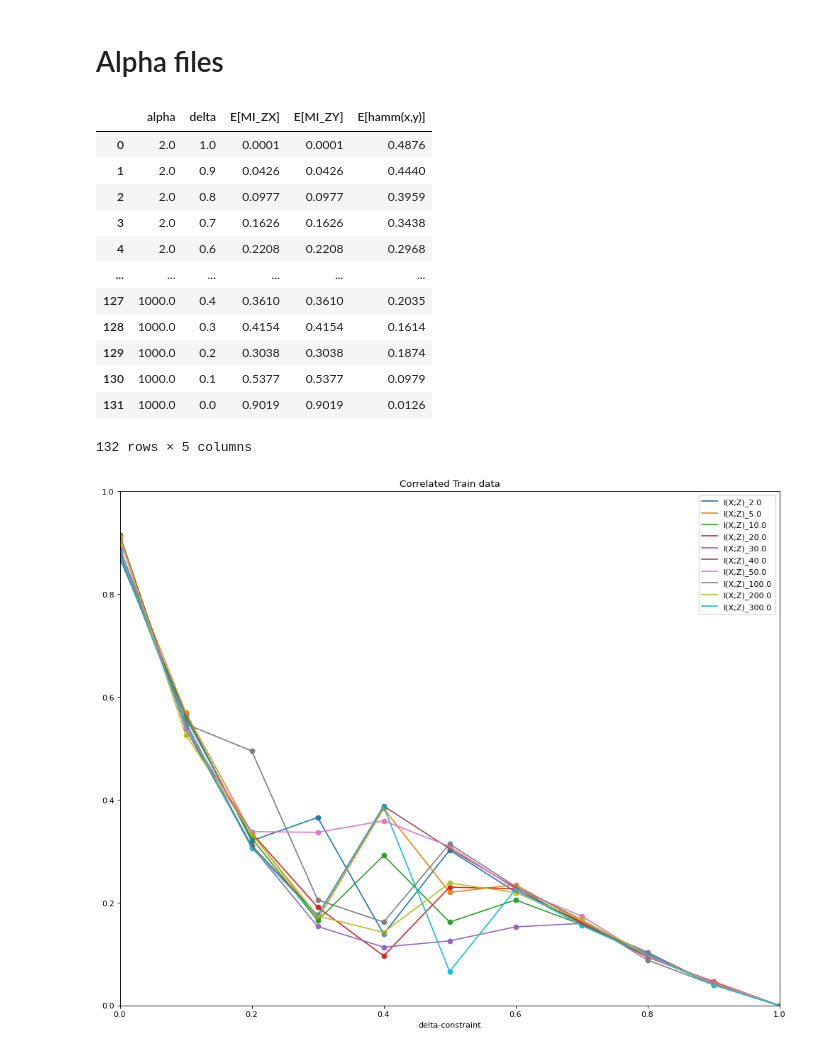
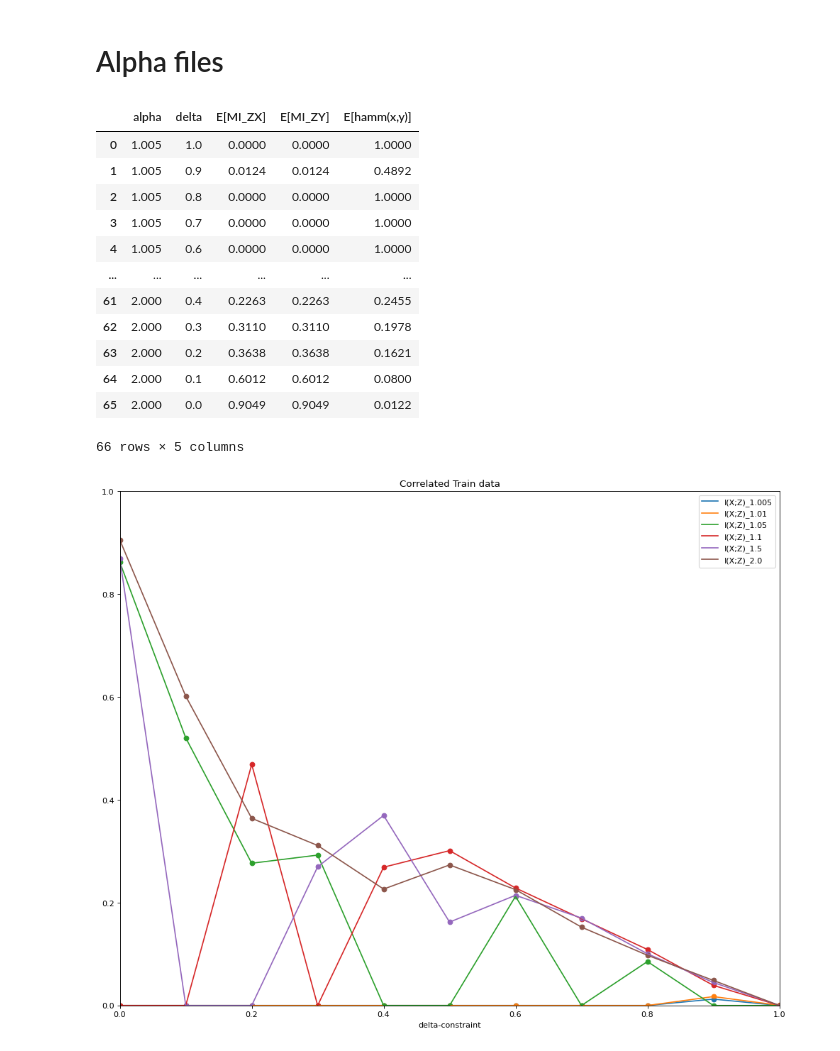
Before and after one commit to maxxiefjv/privpack, a Jupyter notebook: visualizing_binary_results.ipynb, the cells around one changed output. Drawn from its saved outputs; the diff is of its cells as text; code cells hidden in the pictures.

Commit message:
added analyses for alpha-loss behavior. Resulting in adjustments in the alpha-loss implementation

```diff
--- a/visualizing_binary_results.ipynb
+++ b/visualizing_binary_results.ipynb
@@ -258,0 +289,20 @@ fig.savefig('binary_comparing_maxl_mi_plots.png')
+# %%
+def alpha_loss_der(a, p):
+    return ( 2 * a * np.power(p, ((a - 1) / a) - 1) * (np.power(p,(a - 1) / a) - 1) ) / (a - 1)
+
+ys = np.array([alpha_loss_der(a, p) for a in alphas for p in probs]).reshape(alphas.shape[0], probs.shape[0])
+y = np.array([alpha_loss_der(1.005, p) for p in probs])
+figure(num=None, figsize=(15, 12), dpi=80, facecolor='w', edgecolor='k')
+# print(alpha_loss_der(1.0005,1.00000e-06))
+for (i,a) in enumerate(alphas[:-1]):
+    x = probs
+    y = ys[i, :]
+    plt.plot(x,y, label='a=' + str(a))
+    plt.scatter(x,y)
+    plt.xlim([-0.5,xlim])
+    plt.ylim([-100,0])
+    plt.xlabel('likelihood (p)')
+    plt.title('Alpha loss squared derivative function behavior')
+    plt.legend()
+
+plt.savefig('alpha_derivative_behavior.png')
@@ -292,6 +344,7 @@ def get_stats_for_alpha_file(file_name):
             privacy_leakage_test.append(file_dict[a][delta][lambdas[0]]['test']['E[MI_ZX]'])
             public_leakage_test.append(file_dict[a][delta][lambdas[0]]['test']['E[MI_ZY]'])
             distortion_test.append(file_dict[a][delta][lambdas[0]]['test']['E[hamm(x,y)]'])
+
             alphas_2.append(a)
             deltas_2.append(delta)
 
@@ -303,8 +356,8 @@ def get_stats_for_alpha_file(file_name):
     distortion_train = np.array(distortion_train).round(4)
 
     privacy_leakage_test = np.array(privacy_leakage_test).round(4)
-    privacy_leakage_test = np.array(public_leakage_test).round(4)
-    public_leakage_test = np.array(distortion_test).round(4)
+    public_leakage_test = np.array(public_leakage_test).round(4)
+    distortion_test = np.array(distortion_test).round(4)
 
     return (
         np.c_[alphas, deltas, privacy_leakage_train, public_leakage_train, distortion_train],
@@ -320,18 +373,18 @@ def convert_to_pandas_alpha_files(nd_array):
 convert_to_pandas_alpha_files(train)
 # %% [output]
 |  | alpha | delta | E[MI_ZX] | E[MI_ZY] | E[hamm(x,y)] |
-| 0 | 2.0 | 1.0 | 0.0001 | 0.0001 | 0.4876 |
-| 1 | 2.0 | 0.9 | 0.0426 | 0.0426 | 0.4440 |
-| 2 | 2.0 | 0.8 | 0.0977 | 0.0977 | 0.3959 |
-| 3 | 2.0 | 0.7 | 0.1626 | 0.1626 | 0.3438 |
-| 4 | 2.0 | 0.6 | 0.2208 | 0.2208 | 0.2968 |
+| 0 | 1.005 | 1.0 | 0.0000 | 0.0000 | 1.0000 |
+| 1 | 1.005 | 0.9 | 0.0124 | 0.0124 | 0.4892 |
+| 2 | 1.005 | 0.8 | 0.0000 | 0.0000 | 1.0000 |
+| 3 | 1.005 | 0.7 | 0.0000 | 0.0000 | 1.0000 |
+| 4 | 1.005 | 0.6 | 0.0000 | 0.0000 | 1.0000 |
 | ... | ... | ... | ... | ... | ... |
-| 127 | 1000.0 | 0.4 | 0.3610 | 0.3610 | 0.2035 |
-| 128 | 1000.0 | 0.3 | 0.4154 | 0.4154 | 0.1614 |
-| 129 | 1000.0 | 0.2 | 0.3038 | 0.3038 | 0.1874 |
-| 130 | 1000.0 | 0.1 | 0.5377 | 0.5377 | 0.0979 |
-| 131 | 1000.0 | 0.0 | 0.9019 | 0.9019 | 0.0126 |
+| 61 | 2.000 | 0.4 | 0.2263 | 0.2263 | 0.2455 |
+| 62 | 2.000 | 0.3 | 0.3110 | 0.3110 | 0.1978 |
+| 63 | 2.000 | 0.2 | 0.3638 | 0.3638 | 0.1621 |
+| 64 | 2.000 | 0.1 | 0.6012 | 0.6012 | 0.0800 |
+| 65 | 2.000 | 0.0 | 0.9049 | 0.9049 | 0.0122 |
-132 rows × 5 columns
+66 rows × 5 columns
 # %%
 (train_correlated_alpha, test_correlated_alpha) = get_stats_for_alpha_file('correlated_alpha')
 (train_correlated_alpha_df, test_correlated_alpha_df) = (convert_to_pandas_alpha_files(train_correlated_alpha), convert_to_pandas_alpha_files(test_correlated_alpha))
@@ -366,24 +420,21 @@ def plot_distortion_vs_constraint_alphas(axs, df, name, train_or_tesst):
 # %%
 from matplotlib.pyplot import figure
 figure(num=None, figsize=(15, 12), dpi=80, facecolor='w', edgecolor='k')
 
 alphas = np.unique(train_uncorrelated_alpha_df['alpha'].to_numpy())#.astype(np.float32).astype(np.int16)
 alphas = np.sort(alphas)
 
 def plot_for_all_alphas(df, name):
-    for alpha in alphas[:-2]:
+    for alpha in alphas[:]:
         subframe = df[df['alpha'] == alpha]
         plot_privacy_utility_tradeoff_alphas(plt, subframe, name, str(alpha))
+#         plot_distortion(plt, subframe, name, str(alpha))
 
-def plot_for_all_alphas_distortion(df, name):
-    for alpha in alphas[:-2]:
-        subframe = df[df['alpha'] == alpha]
-        plot_distortion_vs_constraint_alphas(plt, subframe, name, str(alpha))
 
 plot_for_all_alphas(train_correlated_alpha_df, 'Correlated Train')
 plt.savefig('binary_alpha_plots_correlated_train.png')
 # %% [output]
-[figure, old version]
+[figure, new version]
 # %%
 figure(num=None, figsize=(15, 12), dpi=80, facecolor='w', edgecolor='k')
 
```
Also changed, not shown: parts of 20 cells of this notebook.
